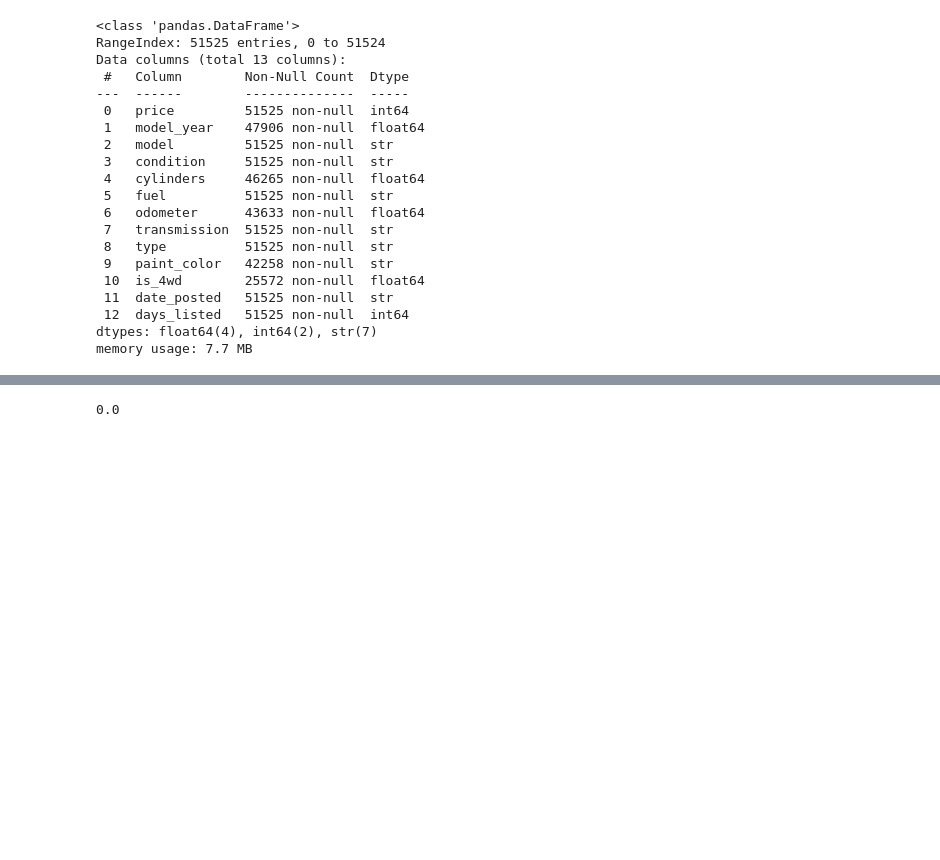
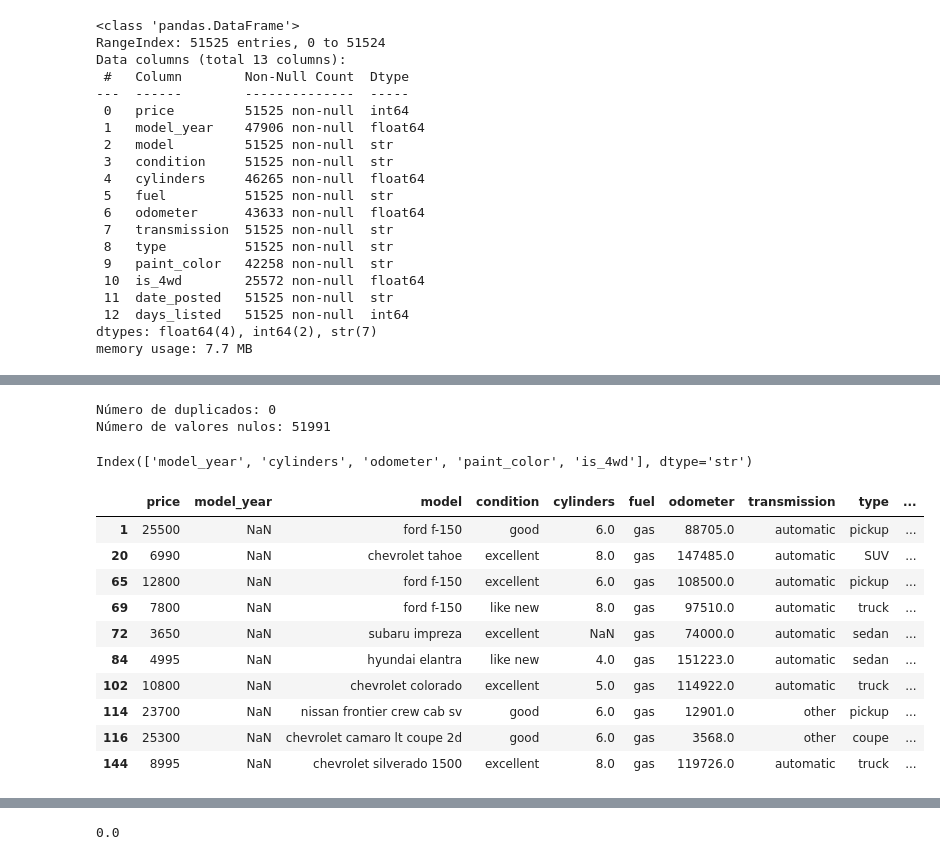
Before and after one commit to Millerxd14/streamlit_repo, a Jupyter notebook: notebooks/EDA.ipynb, the cells around one changed output, grey strips where cells are left out. Saved outputs shown, nothing was run; the diff lists cells and outputs as text; code cells hidden in the pictures; blank space fills up the shorter version.

```diff
--- a/notebooks/EDA.ipynb
+++ b/notebooks/EDA.ipynb
@@ -50,0 +85,6 @@ memory usage: 7.7 MB
+# %%
+print(df['cylinders'].head())
+
+df['cylinders'] = df['cylinders'].astype('Int64')
+
+print(df['cylinders'].head())
@@ -50,0 +104,8 @@ memory usage: 7.7 MB
+# %%
+#verifico si el campo odometer tiene valores despues del punto
+
+df[(df['odometer'] % 1 != 0) & (df['odometer'].notnull())].head(10)
+#como no se encuentran sobrantes se pasa a int64
+df['odometer'] = df['odometer'].astype('Int64')
+
+df['odometer'].head()
@@ -50,0 +119,5 @@ memory usage: 7.7 MB
+# %%
+# El campo is_4wd indica si el vehiculo es 4x4, se pasa a booleano
+df['is_4wd'] = df['is_4wd'].astype('boolean')
+
+df['is_4wd'].head()
@@ -50,0 +131,5 @@ memory usage: 7.7 MB
+# %%
+# se cambia el campo date_posted a datetime
+df['date_posted'] = pd.to_datetime(df['date_posted'], format='%Y-%m-%d')
+
+df['date_posted'].head()
@@ -50,0 +167,29 @@ memory usage: 7.7 MB
+# %%
+# Se valida si existen duplicados o valores nulos en el dataset
+print("Número de duplicados:", df.duplicated().sum())
+print("Número de valores nulos:", df.isnull().sum().sum())
+# %% [output]
+Número de duplicados: 0
+Número de valores nulos: 51991
+# %%
+# se verifica que columnas tienen valores nulos y se eliminan las filas que contienen valores nulos
+null_columns = df.columns[df.isnull().any()]
+null_columns
+# %% [output]
+Index(['model_year', 'cylinders', 'odometer', 'paint_color', 'is_4wd'], dtype='str')
+# %%
+#verifico si hay un patron en las columnas con valores nulos
+
+df[df['model_year'].isna()].head(10)
+# %% [output]
+|  | price | model_year | model | condition | cylinders | fuel | odometer | transmission | type | ... |
+| 1 | 25500 | NaN | ford f-150 | good | 6.0 | gas | 88705.0 | automatic | pickup | ... |
+| 20 | 6990 | NaN | chevrolet tahoe | excellent | 8.0 | gas | 147485.0 | automatic | SUV | ... |
+| 65 | 12800 | NaN | ford f-150 | excellent | 6.0 | gas | 108500.0 | automatic | pickup | ... |
+| 69 | 7800 | NaN | ford f-150 | like new | 8.0 | gas | 97510.0 | automatic | truck | ... |
+| 72 | 3650 | NaN | subaru impreza | excellent | NaN | gas | 74000.0 | automatic | sedan | ... |
+| 84 | 4995 | NaN | hyundai elantra | like new | 4.0 | gas | 151223.0 | automatic | sedan | ... |
+| 102 | 10800 | NaN | chevrolet colorado | excellent | 5.0 | gas | 114922.0 | automatic | truck | ... |
+| 114 | 23700 | NaN | nissan frontier crew cab sv | good | 6.0 | gas | 12901.0 | other | pickup | ... |
+| 116 | 25300 | NaN | chevrolet camaro lt coupe 2d | good | 6.0 | gas | 3568.0 | other | coupe | ... |
+| 144 | 8995 | NaN | chevrolet silverado 1500 | excellent | 8.0 | gas | 119726.0 | automatic | truck | ... |
```
Also changed, not shown: parts of 13 cells of this notebook, 3 other files.
